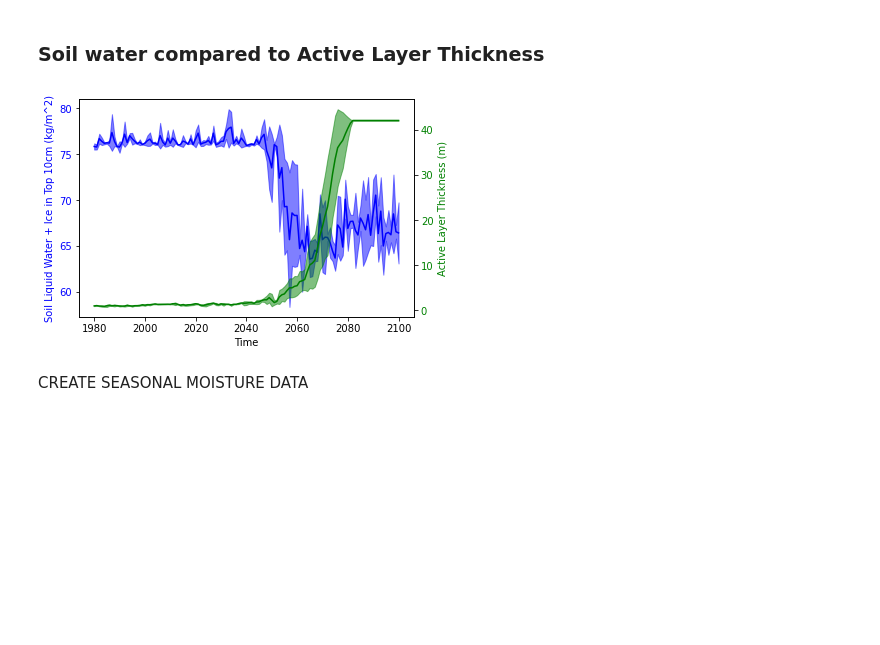
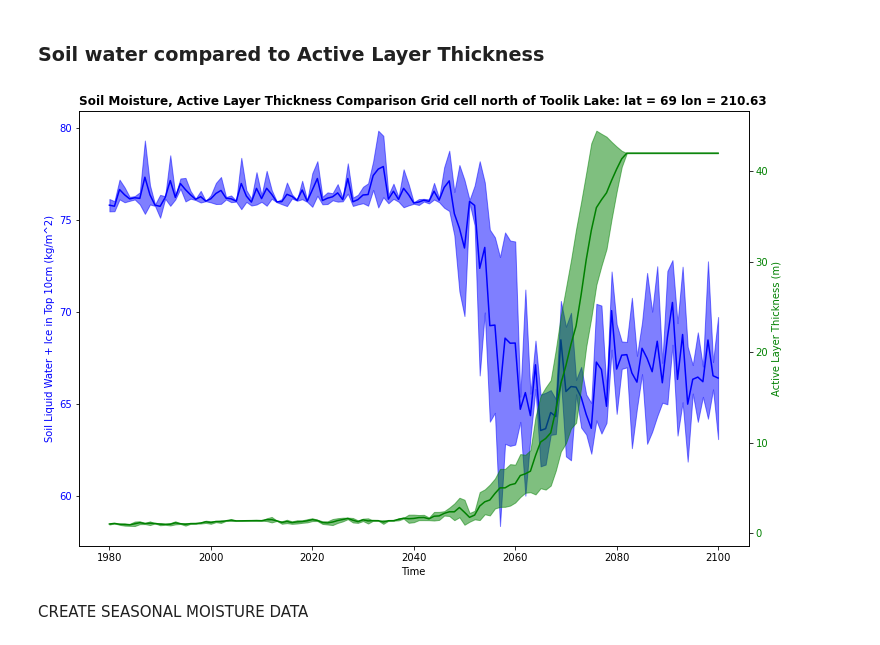
Before and after one commit to eschlerm/permafrost, a Jupyter notebook: LocalChange-ARC.ipynb, the cells around one changed output. Drawn from its saved outputs; the diff is of its cells as text; code cells hidden in the pictures; blank space fills up the shorter version.

```diff
--- a/LocalChange-ARC.ipynb
+++ b/LocalChange-ARC.ipynb
@@ -760,36 +761,36 @@ plt.ylabel(dsMonth2.SOILWATER_10CM.attrs['long_name'])
 SW = dsMonth2.SOILWATER_10CM.groupby('time.year').max('time')
 
 y_SW = SW.sel(lat=plat,lon=plon,method='nearest').sel(year=slice(1980,2100)).mean('ens')
 ystd_SW = SW.sel(lat=plat,lon=plon,method='nearest').sel(year=slice(1980,2100)).std('ens')
 x_SW = y_SW.year
 
 y_ALT = maxALT.sel(lat=plat,lon=plon,method='nearest').sel(year=slice(1980,2100)).mean('ens')
 ystd_ALT = maxALT.sel(lat=plat,lon=plon,method='nearest').sel(year=slice(1980,2100)).std('ens')
 x_ALT = y_ALT.year
 
 
-fig, ax = plt.subplots()
+fig, ax = plt.subplots(figsize=(12,8))
 
 # Plot linear sequence, and set tick labels to the same color
 ax.plot(x_SW, y_SW, color='b')
 ax.fill_between(x_SW, (y_SW-ystd_SW), (y_SW+ystd_SW), alpha=0.5, color='b')
 ax.tick_params(axis='y', labelcolor='b')
 
 # Generate a new Axes instance, on the twin-X axes (same position) for difference between summer/winter over time
 ax2 = ax.twinx()
 
 ax2.plot(x_ALT, y_ALT, color='g')
 ax2.fill_between(x_ALT, (y_ALT-ystd_ALT), (y_ALT+ystd_ALT), alpha=0.5, color='g')
 ax2.tick_params(axis='y', labelcolor='g')
 
 ax.set_xlabel('Time')
 ax.set_ylabel('Soil Liquid Water + Ice in Top 10cm (kg/m^2)', color='b')
 ax2.set_ylabel('Active Layer Thickness (m)', color='g')
-
+ax.set_title('Soil Moisture, Active Layer Thickness Comparison ;'+site+': lat = '+str(plat)+' lon = '+str(plon), loc='left', fontsize='large', fontweight='bold')
 
 plt.show()
 # %% [output]
-[figure, old version]
+[figure, new version]
 # %% [markdown]
 CREATE SEASONAL MOISTURE DATA
 # %%
```
Also changed, not shown: parts of 6 cells of this notebook.
